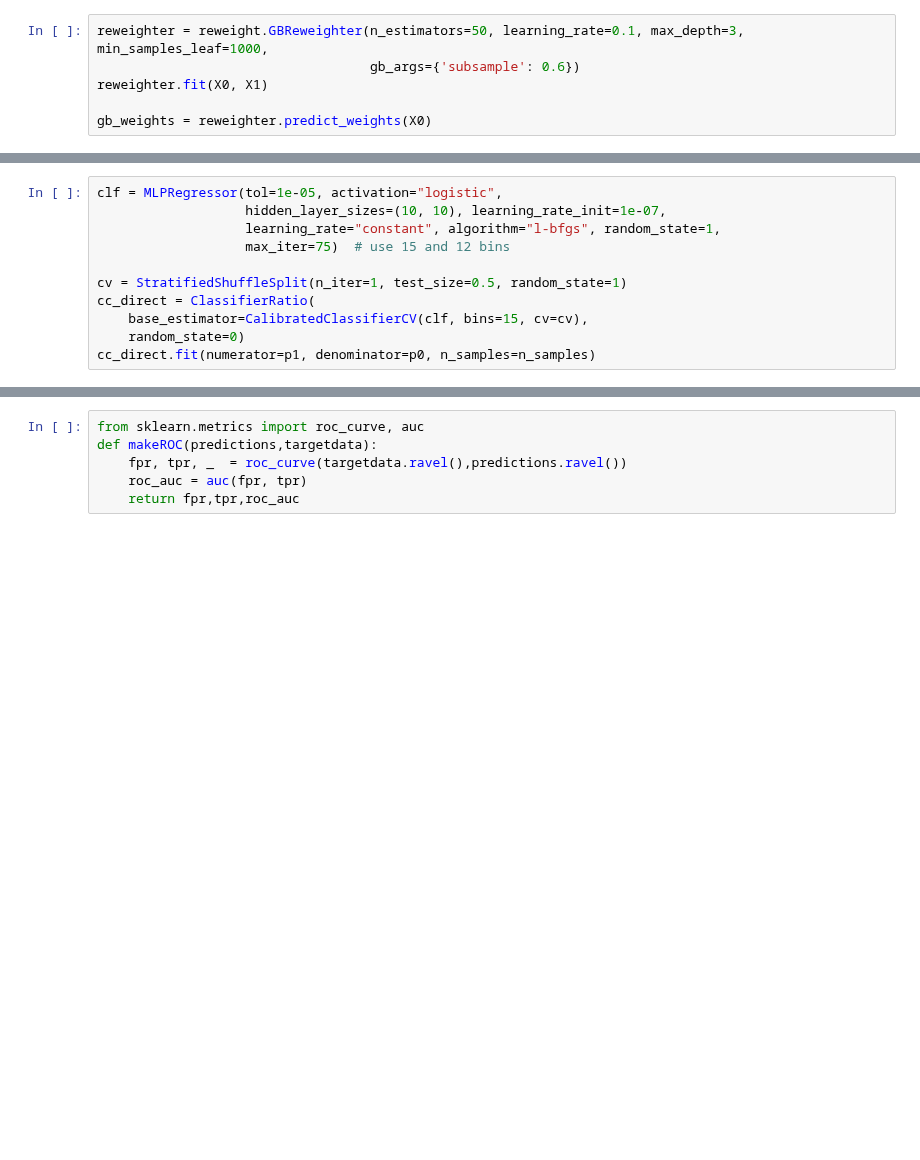
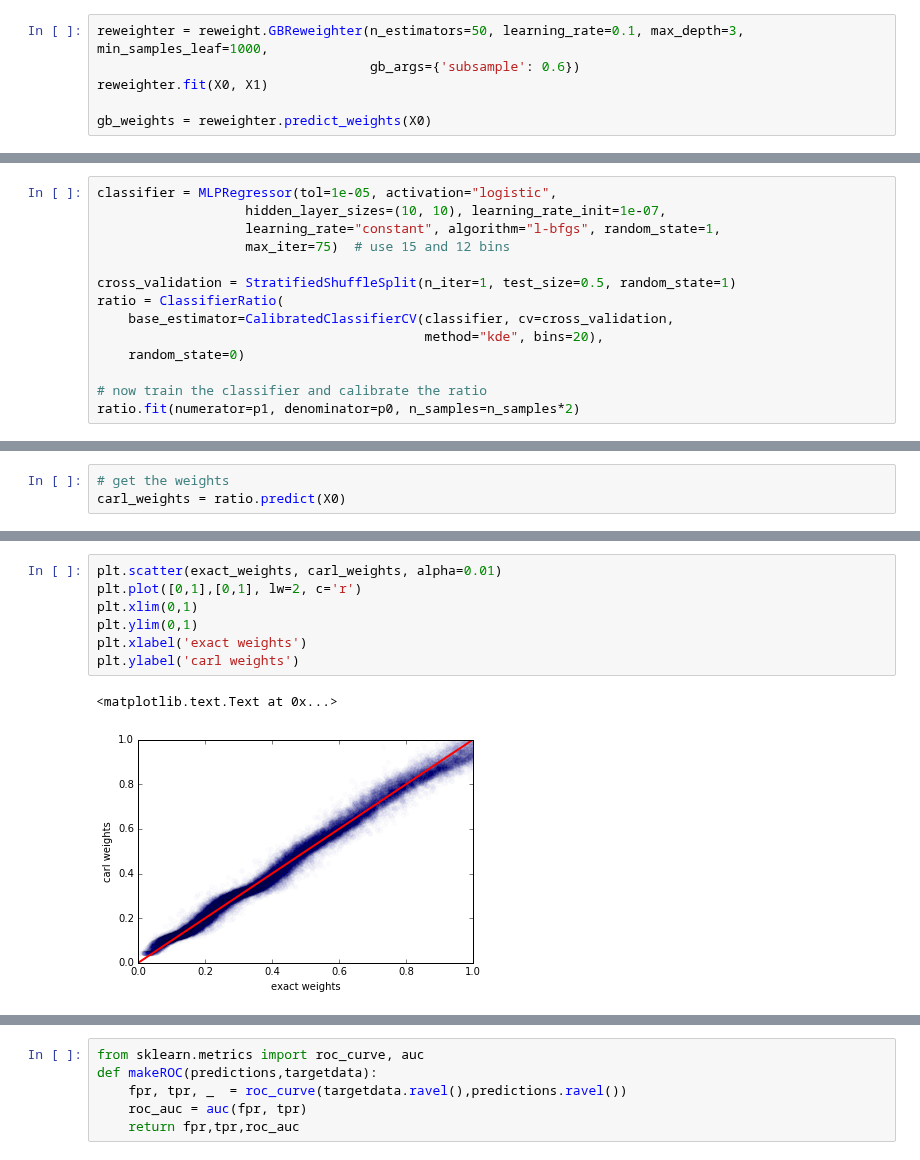
Before and after one commit to jgpavez/carl-notebooks, a Jupyter notebook: reweighing-high-dimensional-data.ipynb, the cells around one changed output, grey strips where cells are left out. Saved outputs shown, nothing was run; the diff lists cells and outputs as text; blank space fills up the shorter version.

```diff
--- a/reweighing-high-dimensional-data.ipynb
+++ b/reweighing-high-dimensional-data.ipynb
@@ -147,15 +150,18 @@ from carl.ratios import DecomposedRatio
 from carl.learning import CalibratedClassifierCV
 # %%
-clf = MLPRegressor(tol=1e-05, activation="logistic",
+classifier = MLPRegressor(tol=1e-05, activation="logistic",
                    hidden_layer_sizes=(10, 10), learning_rate_init=1e-07,
                    learning_rate="constant", algorithm="l-bfgs", random_state=1,
                    max_iter=75)  # use 15 and 12 bins
 
-cv = StratifiedShuffleSplit(n_iter=1, test_size=0.5, random_state=1)
-cc_direct = ClassifierRatio(
-    base_estimator=CalibratedClassifierCV(clf, bins=15, cv=cv),
+cross_validation = StratifiedShuffleSplit(n_iter=1, test_size=0.5, random_state=1)
+ratio = ClassifierRatio(
+    base_estimator=CalibratedClassifierCV(classifier, cv=cross_validation,
+                                          method="kde", bins=20),
     random_state=0)
-cc_direct.fit(numerator=p1, denominator=p0, n_samples=n_samples)
+
+# now train the classifier and calibrate the ratio
+ratio.fit(numerator=p1, denominator=p0, n_samples=n_samples*2)
 # %% [output]
 ClassifierRatio(base_estimator=CalibratedClassifierCV(base_estimator=MLPRegressor(activation='logistic', algorithm='l-bfgs', alpha=0.0001,
        batch_size='auto', beta_1=0.9, beta_2=0.999, early_stopping=False,
@@ -182,0 +173,3 @@ Now we use a Bayesian optimization procedure to create a smooth surrogate of the
+# %%
+# get the weights
+carl_weights = ratio.predict(X0)
@@ -182,0 +180,10 @@ Now we use a Bayesian optimization procedure to create a smooth surrogate of the
+# %%
+plt.scatter(exact_weights, carl_weights, alpha=0.01)
+plt.plot([0,1],[0,1], lw=2, c='r')
+plt.xlim(0,1)
+plt.ylim(0,1)
+plt.xlabel('exact weights')
+plt.ylabel('carl weights')
+# %% [output]
+<matplotlib.text.Text at 0x...>
+[figure, added]
```
Also changed, not shown: parts of 38 cells of this notebook, 1 other file.
